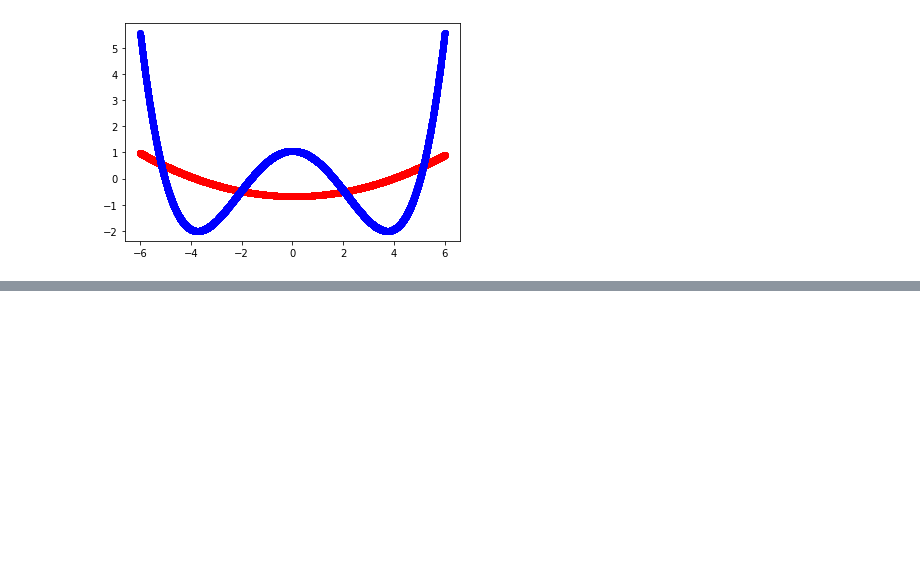
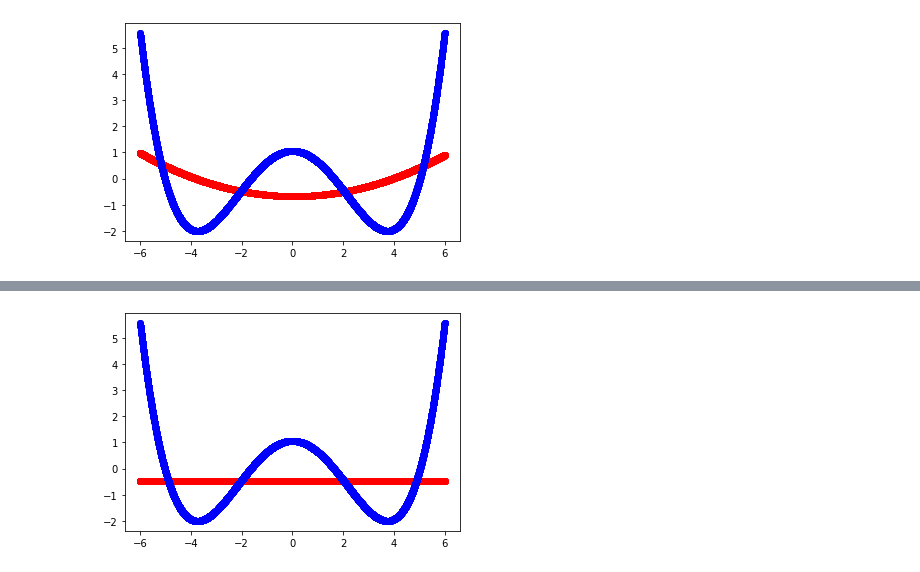
Before and after one commit to ZQZCalin/2-layer-skip-NN, a Jupyter notebook: counter-example.ipynb, the cells around one changed output, grey strips where cells are left out. Drawn from its saved outputs; the diff is of its cells as text; code cells hidden in the pictures; blank space fills up the shorter version.

Commit message:
both layers added

```diff
--- a/counter-example.ipynb
+++ b/counter-example.ipynb
@@ -132,5 +132,37 @@ plt.show()
 # %% [output]
 [-0.3874983787536621, 0.026693003252148628, 0.2981797158718109, -0.6700695157051086]
 [figure]
-# %%
-second_layer = single_layer_NN()
+# %%
+# train second layer
+
+class second_layer(nn.Module):
+    def __init__(self):
+        super().__init__()
+        self.sequential = nn.Sequential(
+            Lambda(fmodel),  # predict a first layer using already trained first-layer model
+            nn.Linear(1, 1),  # x -> ax+b
+            Lambda(quad_activation),  # (ax+b)^2
+            nn.Linear(1, 1),  # k(ax+b)^2+c
+            Lambda()
+        )
+
+    def forward(self, x):
+        return self.sequential(x)
+
+model2 = second_layer()
+
+for t in range(epochs):
+    print(f"\nEpoch: {t+1:n}")
+
+    for (i, (X_batch, y_batch)) in enumerate(data_loader):
+        # forward
+        pred = model2(X_batch.float())
+        loss = loss_fn(pred, y_batch)
+
+        # backward
+        optimizer.zero_grad()  # clear gradient
+        loss.backward()
+        optimizer.step()
+
+    print(f"loss={loss:.3f}")
+    print("_"*50)
@@ -136,0 +187,7 @@ second_layer = single_layer_NN()
+# %%
+y_pred_final = model2(X_tensor)
+plt.scatter(X_tensor.detach().numpy(), y_pred_final.detach().numpy(), color="red")
+plt.scatter(X_tensor.detach().numpy(), y_tensor.detach().numpy(), color="blue")
+plt.show()
+# %% [output]
+[figure, added]
```
Also changed, not shown: parts of 1 cell of this notebook.
